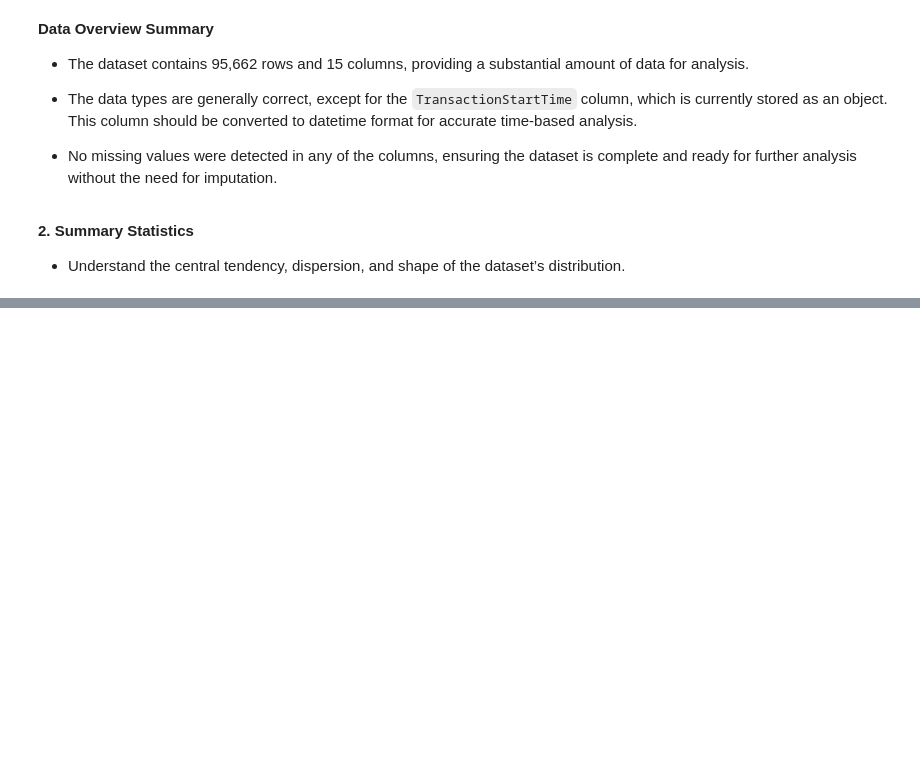
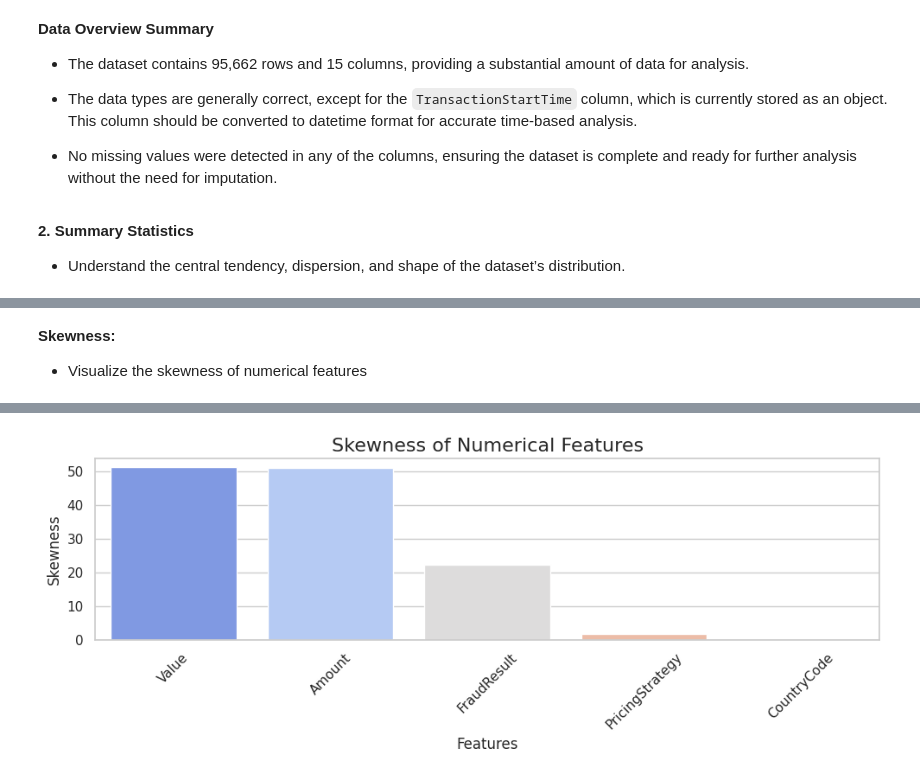
Before and after one commit to epythonlab/bati-bank-credit-scoring, a Jupyter notebook: notebooks/credit_risk_analysis.ipynb, the cells around one changed output, grey strips where cells are left out. Drawn from its saved outputs; the diff is of its cells as text; code cells hidden in the pictures; blank space fills up the shorter version.

```diff
--- a/notebooks/credit_risk_analysis.ipynb
+++ b/notebooks/credit_risk_analysis.ipynb
@@ -143,0 +175,11 @@ NameError: name 'plot_numeric_distributions' is not defined
+# %% [markdown]
+**Skewness:**
+
+- Visualize the skewness of numerical features
+# %%
+# Logger activity
+logger.info("Visualizing Skewness of numercial features...")
+if not df.empty:
+    cr_eda.plot_skewness()
+logger.info("Visualization successfully completed.")
+# %% [output]
@@ -143,0 +187 @@ NameError: name 'plot_numeric_distributions' is not defined
+[figure, added]
```
Also changed, not shown: parts of 13 cells of this notebook, 1 other file.
